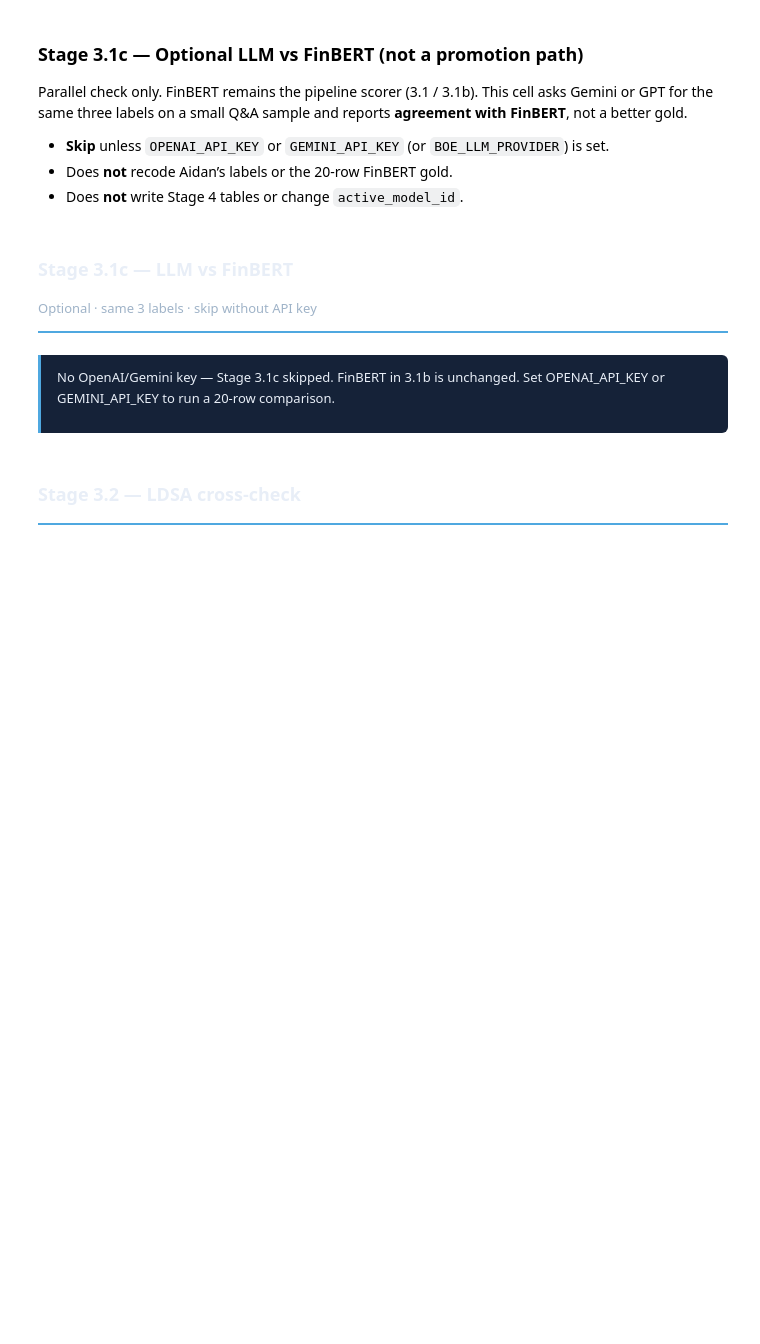
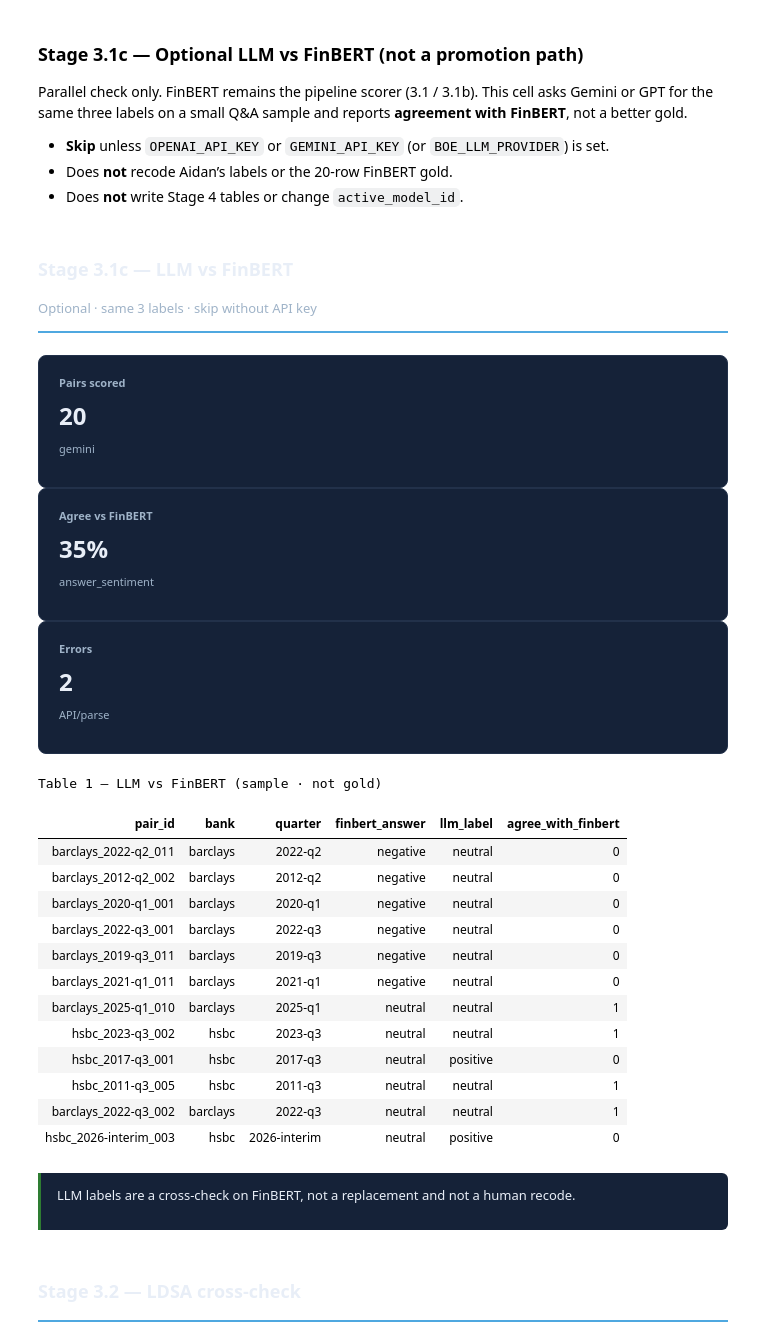
Before and after one commit to susanavenda/boe-earnings-insights, a Jupyter notebook: notebooks/boe_earnings_insights.ipynb, the cells around one changed output. Cells and saved outputs as stored; diff of their text form; code cells hidden in the pictures; blank space fills up the shorter version.

Commit message:
Record Gemini vs FinBERT on the 20-row sample and stop Stage 3.1c skipping without a key.
Default model is gemini-3.6-flash (2.5-flash 404s); key stays in gitignored .env.

```diff
--- a/notebooks/boe_earnings_insights.ipynb
+++ b/notebooks/boe_earnings_insights.ipynb
@@ -1697,40 +1696,65 @@ if not _scripts.is_dir():
 if str(_scripts) not in sys.path:
     sys.path.insert(0, str(_scripts))
 
+import compare_llm_sentiment as _llm
+_llm.load_dotenv(_scripts.parent)
+
 _key = os.environ.get('OPENAI_API_KEY') or os.environ.get('GEMINI_API_KEY') or os.environ.get('GOOGLE_API_KEY')
 _prov = os.environ.get('BOE_LLM_PROVIDER', '').strip().lower()
 
 if not _key and _prov not in {'openai', 'gemini'}:
     insight(
         'No OpenAI/Gemini key — Stage 3.1c skipped. FinBERT in 3.1b is unchanged. '
         'Set OPENAI_API_KEY or GEMINI_API_KEY to run a 20-row comparison.',
         kind='info',
     )
 else:
-    import compare_llm_sentiment as _llm
     _cmp = _llm.compare(n=20, provider=_prov or None)
     if _cmp is None or _cmp.empty:
         insight('LLM comparison returned no rows.', kind='info')
     else:
         _save('llm_sentiment_compare', _cmp)
         _agree = float(_cmp['agree_with_finbert'].mean()) if 'agree_with_finbert' in _cmp.columns else float('nan')
         kpi_row([
             ('Pairs scored', str(len(_cmp)), _cmp['llm_provider'].iloc[0] if len(_cmp) else 'llm'),
             ('Agree vs FinBERT', f'{_agree:.0%}' if _agree == _agree else 'n/a', 'answer_sentiment'),
             ('Errors', str(int((_cmp['error'].fillna('') != '').sum())), 'API/parse'),
         ])
         display_table(
             _cmp[['pair_id', 'bank', 'quarter', 'finbert_answer', 'llm_label', 'agree_with_finbert']].head(12),
             title='LLM vs FinBERT (sample · not gold)',
         )
         insight(
             'LLM labels are a cross-check on FinBERT, not a replacement and not a human recode.',
             kind='key',
         )
 # %% [output]
 Stage 3.1c — LLM vs FinBERT
 Optional · same 3 labels · skip without API key
-No OpenAI/Gemini key — Stage 3.1c skipped. FinBERT in 3.1b is unchanged. Set OPENAI_API_KEY or GEMINI_API_KEY to run a 20-row comparison.
+Pairs scored
+20
+gemini
+Agree vs FinBERT
+35%
+answer_sentiment
+Errors
+2
+API/parse
+Table 1 — LLM vs FinBERT (sample · not gold)
+| pair_id | bank | quarter | finbert_answer | llm_label | agree_with_finbert |
+| barclays_2022-q2_011 | barclays | 2022-q2 | negative | neutral | 0 |
+| barclays_2012-q2_002 | barclays | 2012-q2 | negative | neutral | 0 |
+| barclays_2020-q1_001 | barclays | 2020-q1 | negative | neutral | 0 |
+| barclays_2022-q3_001 | barclays | 2022-q3 | negative | neutral | 0 |
+| barclays_2019-q3_011 | barclays | 2019-q3 | negative | neutral | 0 |
+| barclays_2021-q1_011 | barclays | 2021-q1 | negative | neutral | 0 |
+| barclays_2025-q1_010 | barclays | 2025-q1 | neutral | neutral | 1 |
+| hsbc_2023-q3_002 | hsbc | 2023-q3 | neutral | neutral | 1 |
+| hsbc_2017-q3_001 | hsbc | 2017-q3 | neutral | positive | 0 |
+| hsbc_2011-q3_005 | hsbc | 2011-q3 | neutral | neutral | 1 |
+| barclays_2022-q3_002 | barclays | 2022-q3 | neutral | neutral | 1 |
+| hsbc_2026-interim_003 | hsbc | 2026-interim | neutral | positive | 0 |
+LLM labels are a cross-check on FinBERT, not a replacement and not a human recode.
 # %%
 corpus_df = _df('corpus_analyst', corpus_df if 'corpus_df' in dir() else None)
 ## @title 3.2 LDSA cross-check
```
Also changed, not shown: parts of 3 cells of this notebook, 1 other file.
